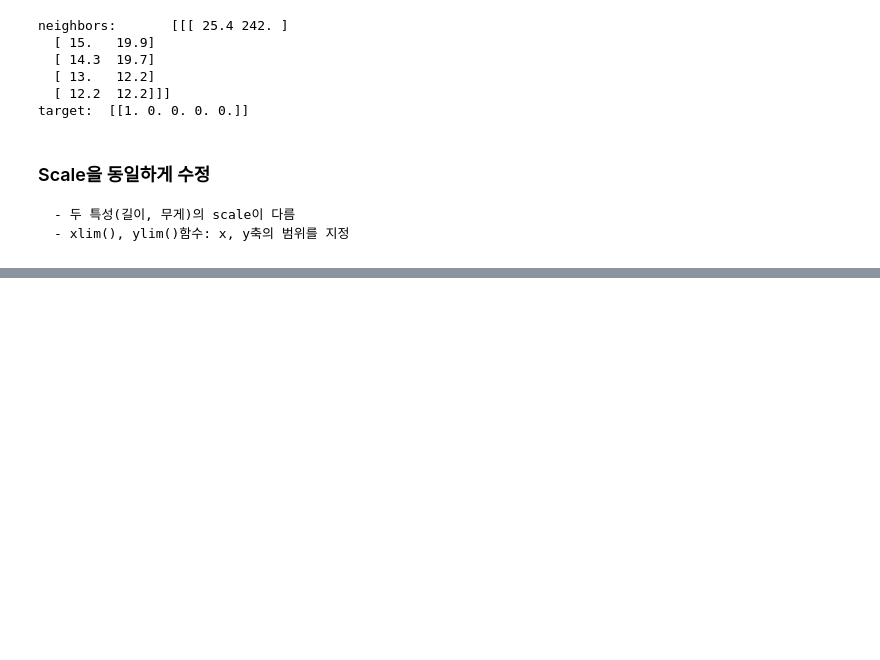
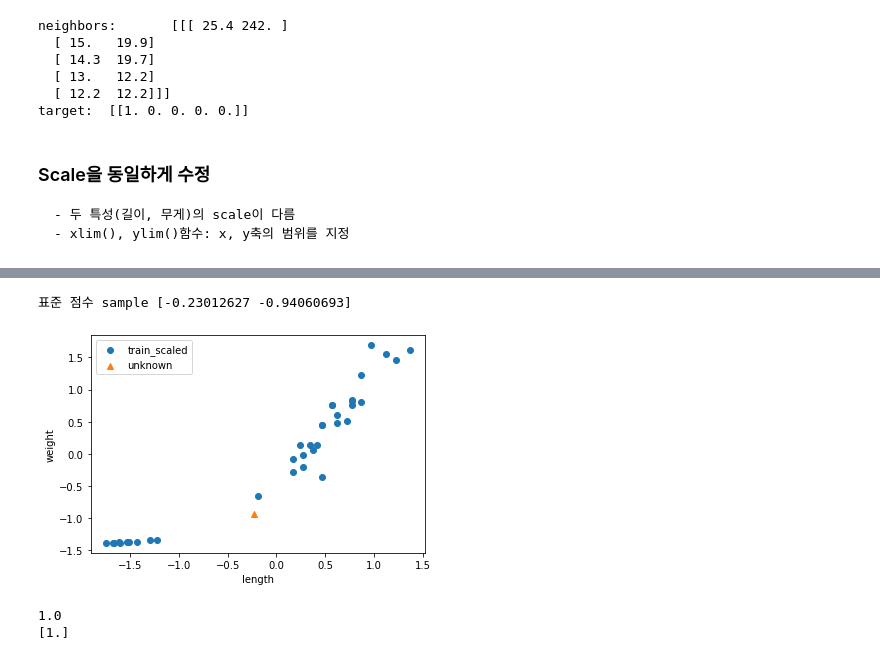
Before and after one commit to qud0511/Machine-Learning, a Jupyter notebook: ML02.ipynb, the cells around one changed output, grey strips where cells are left out. Saved outputs shown, nothing was run; the diff lists cells and outputs as text; code cells hidden in the pictures; blank space fills up the shorter version.

```diff
--- a/ML02.ipynb
+++ b/ML02.ipynb
@@ -376,0 +437,30 @@ target:  [[1. 0. 0. 0. 0.]]
+# %%
+# 샘플 데이터를 표준 점수로 변환
+new = ([25, 150] - mean) / std
+print("표준 점수 sample",	new)
+
+plt.scatter(train_scaled[:,	0],	train_scaled[:,	1],	label='train_scaled')
+plt.scatter(new[0],	new[1],	marker='^'
+,	label='unknown')
+plt.xlabel('length')
+plt.ylabel('weight')
+plt.legend()
+plt.show()
+# %% [output]
+표준 점수 sample [-0.23012627 -0.94060693]
+[figure, added]
+# %%
+# 표준 점수로 변환한 훈련 데이터로 k-최근접 이웃 모델 훈련
+
+#	표준점수로 변환한 훈련 데이터로 k-NN	훈련
+kn.fit(train_scaled,	train_target)
+#	테스트 세트를 표준 점수로 변환
+test_scaled =	(test_input - mean)	/	std
+print(kn.score(test_scaled,	test_target))
+#	표준 점수로 변환된 샘플 데이터를 가지고 예측
+print(kn.predict([new]))
+
+# 결과 – 길이가 25cm, 무게가 150g인 생선을 도미로 인식함
+# %% [output]
+1.0
+[1.]
```
Also changed, not shown: parts of 9 cells of this notebook, 1 other file.
